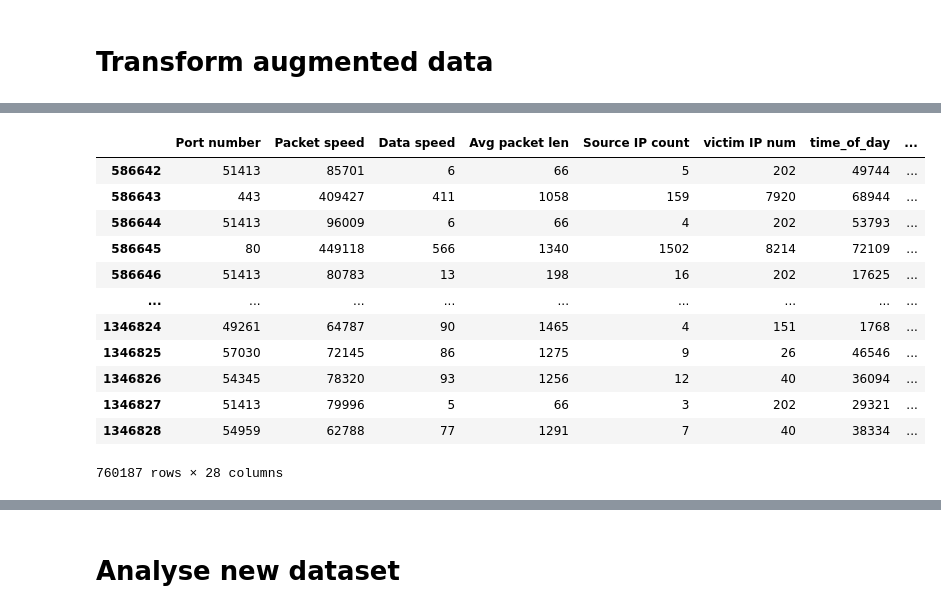
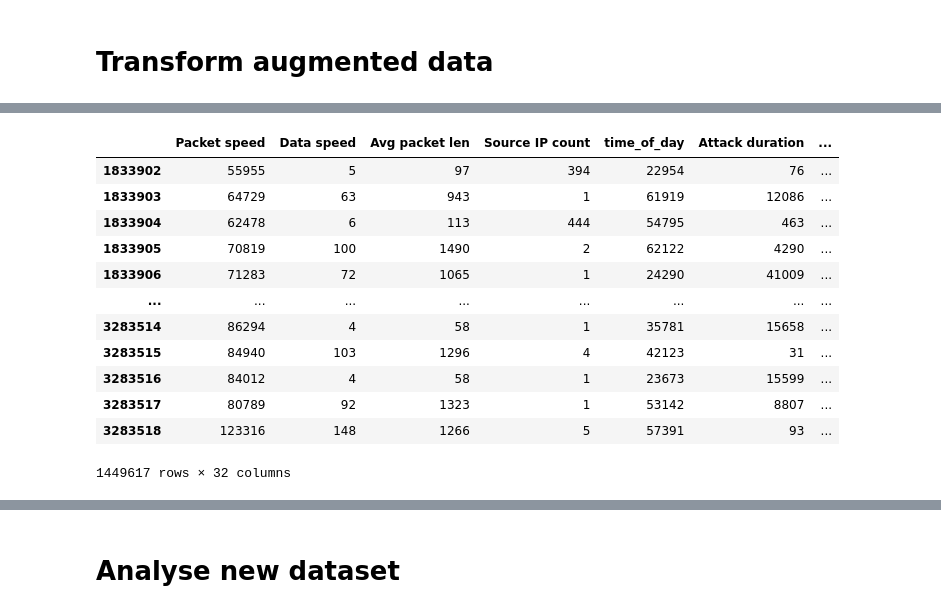
Before and after one commit to LordLokator/ADAML_24, a Jupyter notebook: notebooks/data_augmentation.ipynb, the cells around one changed output, grey strips where cells are left out. Saved outputs shown, nothing was run; the diff lists cells and outputs as text; code cells hidden in the pictures.

```diff
--- a/notebooks/data_augmentation.ipynb
+++ b/notebooks/data_augmentation.ipynb
@@ -334,2 +244,7 @@ Index(['Packet speed', 'Data speed', 'Avg packet len', 'Source IP count',
        'is_weekday'],
       dtype='object')
+# %%
+# drop high cardinality columns\n",
+df_scaled = df_scaled.drop(['Port number','victim IP num'], axis=1)
+non_numeric_cols = [col for col in non_numeric_cols if col not in high_cardinality]
+df_scaled.columns
@@ -422,12 +316,8 @@ print(len(numerical_cols))
-# %%
-categoric_mask = []
-for col in df_scaled.columns:
-    categoric_mask.append(col in categorical_cols)
 # %%
 # Apply SMOTE to the combined features and target
-normal_count = np.round(merged_df[merged_df['Type'] == "Normal traffic"].shape[0],-3) + 1000
-strategy = { "Normal traffic": normal_count, "DDoS attack": 0.4 * normal_count, "Suspicious traffic": 0.4 * normal_count}
-smote = SMOTENC(sampling_strategy= strategy, categorical_features=categoric_mask, random_state=42)
+normal_count = merged_df[merged_df['Type'] == "Normal traffic"].shape[0]
+strategy = { "Normal traffic": normal_count, "DDoS attack": int(0.7 * normal_count), "Suspicious traffic": int(0.7 * normal_count)}
+smote = SMOTE(sampling_strategy= strategy, random_state=42)
 X_resampled, y_resampled = smote.fit_resample(df_scaled, merged_df[target_col])
 # %% [markdown]
 # Transform augmented data
@@ -447,7 +347,7 @@ synthetic_df.head()
 # %%
 # Create a new StandardScaler instance and fit it on the original data
 scaler = StandardScaler()
-scaler.fit(vector_df[numerical_cols])
+scaler.fit(merged_df[numerical_cols])
 
 # Inverse transform the numerical columns
 final_numerical_cols = scaler.inverse_transform(synthetic_df[numerical_cols])
@@ -481,18 +381,18 @@ synthetic_df.head()
 # %%
 # add synthetic label to new datapoints
-synthetic_df['is_synthetic'] = synthetic_df.index >= vector_df.shape[0]
+synthetic_df['is_synthetic'] = synthetic_df.index >= merged_df.shape[0]
 synthetic_df[synthetic_df['is_synthetic'] == True]
 # %% [output]
-|  | Port number | Packet speed | Data speed | Avg packet len | Source IP count | victim IP num | time_of_day | ... |
-| 586642 | 51413 | 85701 | 6 | 66 | 5 | 202 | 49744 | ... |
-| 586643 | 443 | 409427 | 411 | 1058 | 159 | 7920 | 68944 | ... |
-| 586644 | 51413 | 96009 | 6 | 66 | 4 | 202 | 53793 | ... |
-| 586645 | 80 | 449118 | 566 | 1340 | 1502 | 8214 | 72109 | ... |
-| 586646 | 51413 | 80783 | 13 | 198 | 16 | 202 | 17625 | ... |
-| ... | ... | ... | ... | ... | ... | ... | ... | ... |
-| 1346824 | 49261 | 64787 | 90 | 1465 | 4 | 151 | 1768 | ... |
-| 1346825 | 57030 | 72145 | 86 | 1275 | 9 | 26 | 46546 | ... |
-| 1346826 | 54345 | 78320 | 93 | 1256 | 12 | 40 | 36094 | ... |
-| 1346827 | 51413 | 79996 | 5 | 66 | 3 | 202 | 29321 | ... |
-| 1346828 | 54959 | 62788 | 77 | 1291 | 7 | 40 | 38334 | ... |
+|  | Packet speed | Data speed | Avg packet len | Source IP count | time_of_day | Attack duration | ... |
+| 1833902 | 55955 | 5 | 97 | 394 | 22954 | 76 | ... |
+| 1833903 | 64729 | 63 | 943 | 1 | 61919 | 12086 | ... |
+| 1833904 | 62478 | 6 | 113 | 444 | 54795 | 463 | ... |
+| 1833905 | 70819 | 100 | 1490 | 2 | 62122 | 4290 | ... |
+| 1833906 | 71283 | 72 | 1065 | 1 | 24290 | 41009 | ... |
+| ... | ... | ... | ... | ... | ... | ... | ... |
+| 3283514 | 86294 | 4 | 58 | 1 | 35781 | 15658 | ... |
+| 3283515 | 84940 | 103 | 1296 | 4 | 42123 | 31 | ... |
+| 3283516 | 84012 | 4 | 58 | 1 | 23673 | 15599 | ... |
+| 3283517 | 80789 | 92 | 1323 | 1 | 53142 | 8807 | ... |
+| 3283518 | 123316 | 148 | 1266 | 5 | 57391 | 93 | ... |
-760187 rows × 28 columns
+1449617 rows × 32 columns
```
Also changed, not shown: parts of 35 cells of this notebook, 2 other files.
